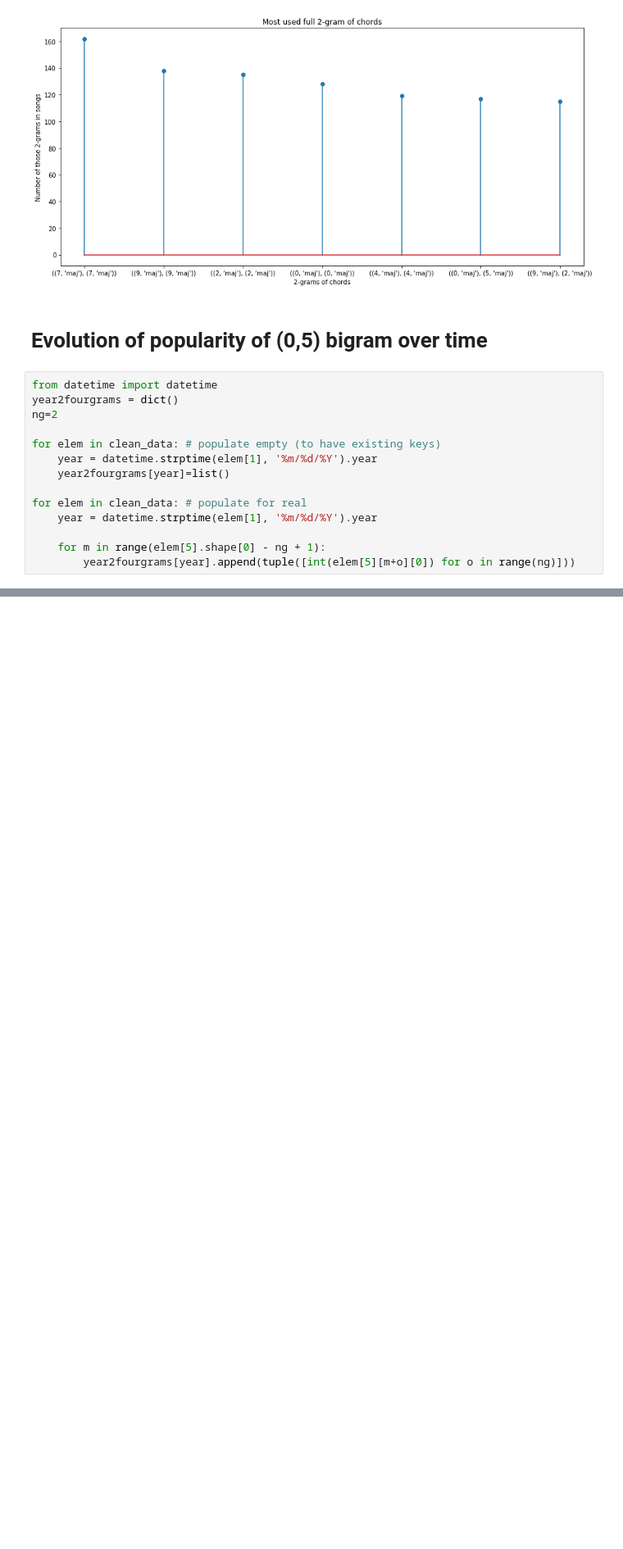
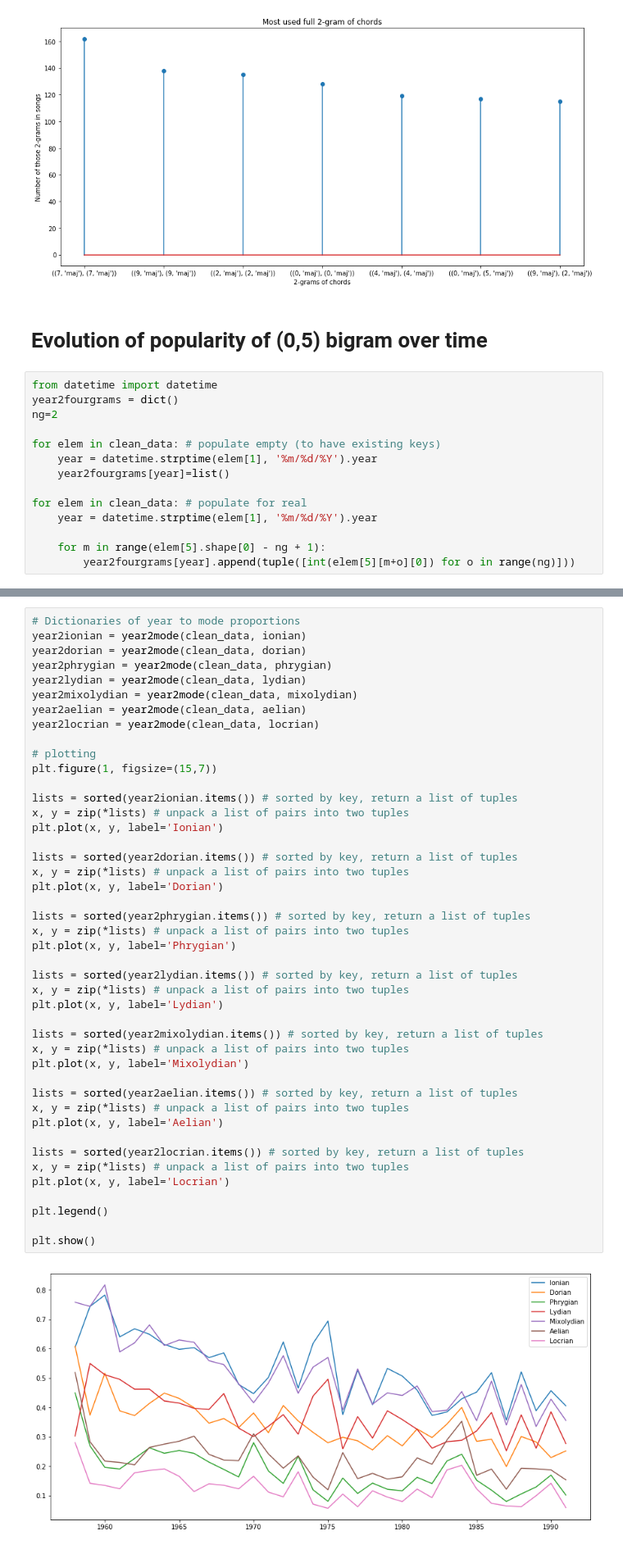
Before and after one commit to lucieperrotta/Digital-Musicology, a Jupyter notebook: processing/processing.ipynb, the cells around one changed output, grey strips where cells are left out. Shown at 82% size. Saved outputs shown, nothing was run; the diff lists cells and outputs as text; blank space fills up the shorter version.

Commit message:
Popularity of modes over years

```diff
--- a/processing/processing.ipynb
+++ b/processing/processing.ipynb
@@ -268,0 +289,46 @@ locrian = np.array(( np.array(('0', "min")), np.array(('0', "7")), np.array(('1'
+# %%
+# Dictionaries of year to mode proportions
+year2ionian = year2mode(clean_data, ionian)
+year2dorian = year2mode(clean_data, dorian)
+year2phrygian = year2mode(clean_data, phrygian)
+year2lydian = year2mode(clean_data, lydian)
+year2mixolydian = year2mode(clean_data, mixolydian)
+year2aelian = year2mode(clean_data, aelian)
+year2locrian = year2mode(clean_data, locrian)
+
+# plotting
+plt.figure(1, figsize=(15,7))
+
+lists = sorted(year2ionian.items()) # sorted by key, return a list of tuples
+x, y = zip(*lists) # unpack a list of pairs into two tuples
+plt.plot(x, y, label='Ionian')
+
+lists = sorted(year2dorian.items()) # sorted by key, return a list of tuples
+x, y = zip(*lists) # unpack a list of pairs into two tuples
+plt.plot(x, y, label='Dorian')
+
+lists = sorted(year2phrygian.items()) # sorted by key, return a list of tuples
+x, y = zip(*lists) # unpack a list of pairs into two tuples
+plt.plot(x, y, label='Phrygian')
+
+lists = sorted(year2lydian.items()) # sorted by key, return a list of tuples
+x, y = zip(*lists) # unpack a list of pairs into two tuples
+plt.plot(x, y, label='Lydian')
+
+lists = sorted(year2mixolydian.items()) # sorted by key, return a list of tuples
+x, y = zip(*lists) # unpack a list of pairs into two tuples
+plt.plot(x, y, label='Mixolydian')
+
+lists = sorted(year2aelian.items()) # sorted by key, return a list of tuples
+x, y = zip(*lists) # unpack a list of pairs into two tuples
+plt.plot(x, y, label='Aelian')
+
+lists = sorted(year2locrian.items()) # sorted by key, return a list of tuples
+x, y = zip(*lists) # unpack a list of pairs into two tuples
+plt.plot(x, y, label='Locrian')
+
+plt.legend()
+
+plt.show()
+# %% [output]
+[figure, added]
```
Also changed, not shown: parts of 6 cells of this notebook.
